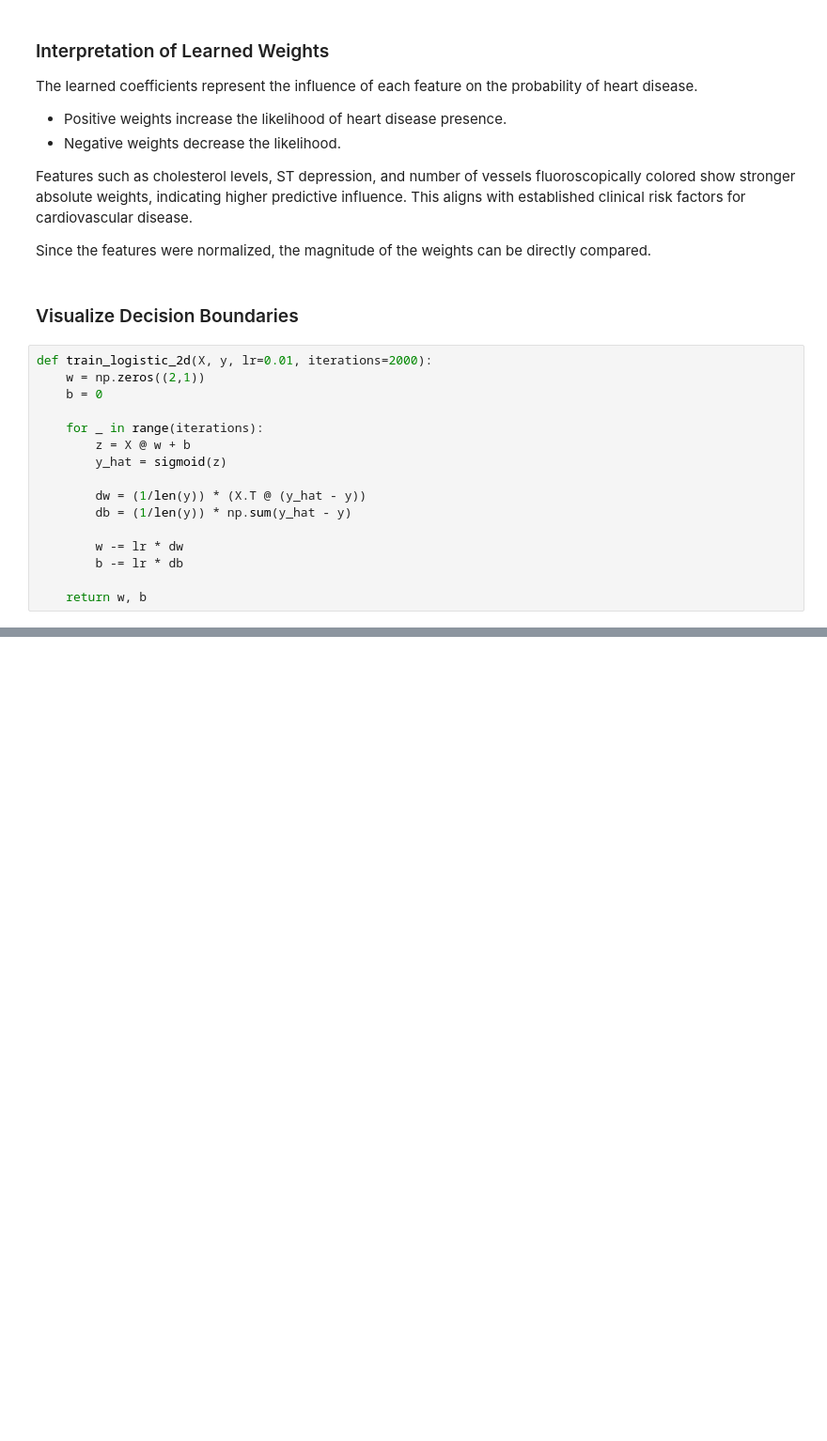
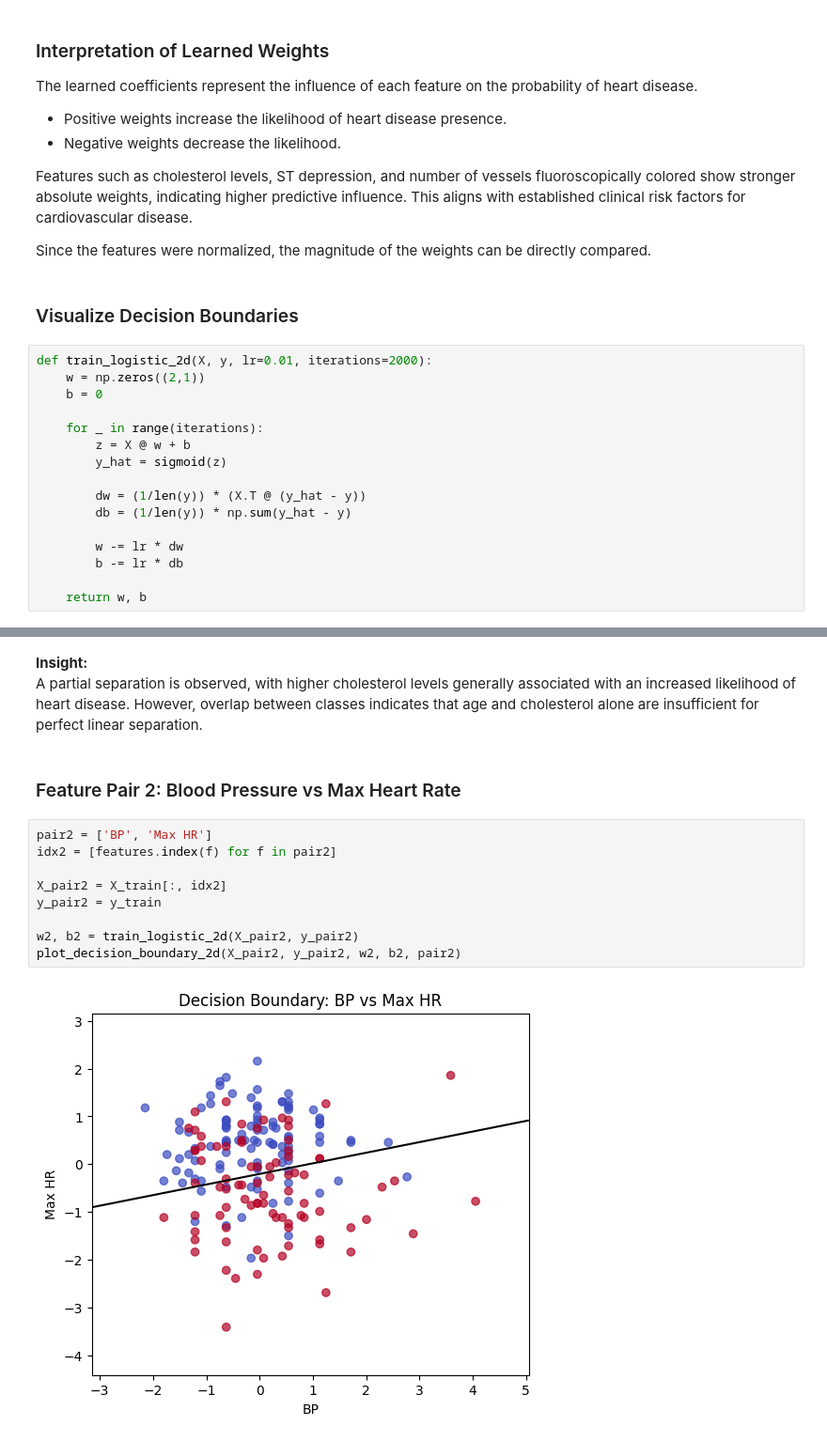
Before and after one commit to Karol2905/Lab2-TDSE, a Jupyter notebook: HeartDiseaseRiskPrediction.ipynb, the cells around one changed output, grey strips where cells are left out. Shown at 94% size. Cells and saved outputs as stored; diff of their text form; blank space fills up the shorter version.

```diff
--- a/HeartDiseaseRiskPrediction.ipynb
+++ b/HeartDiseaseRiskPrediction.ipynb
@@ -370,0 +383,19 @@ def plot_decision_boundary_2d(X, y, w, b, feature_names):
+# %% [markdown]
+**Insight:**
+A partial separation is observed, with higher cholesterol levels generally
+associated with an increased likelihood of heart disease. However, overlap
+between classes indicates that age and cholesterol alone are insufficient
+for perfect linear separation.
+# %% [markdown]
+### Feature Pair 2: Blood Pressure vs Max Heart Rate
+# %%
+pair2 = ['BP', 'Max HR']
+idx2 = [features.index(f) for f in pair2]
+
+X_pair2 = X_train[:, idx2]
+y_pair2 = y_train
+
+w2, b2 = train_logistic_2d(X_pair2, y_pair2)
+plot_decision_boundary_2d(X_pair2, y_pair2, w2, b2, pair2)
+# %% [output]
+[figure, added]
```
Also changed, not shown: parts of 10 cells of this notebook.
